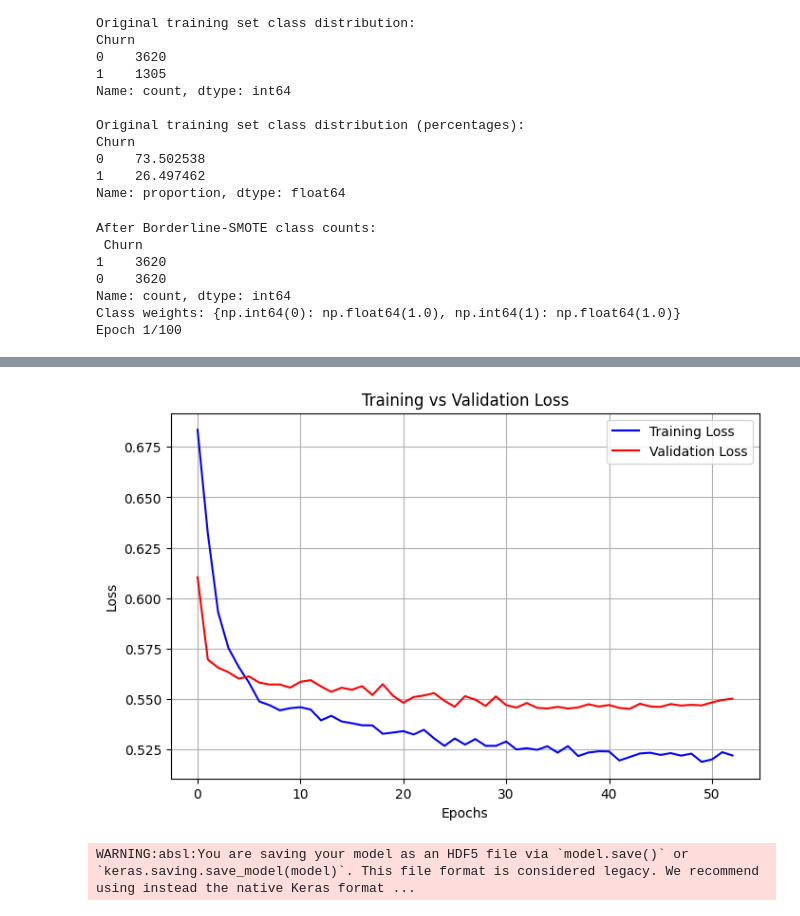
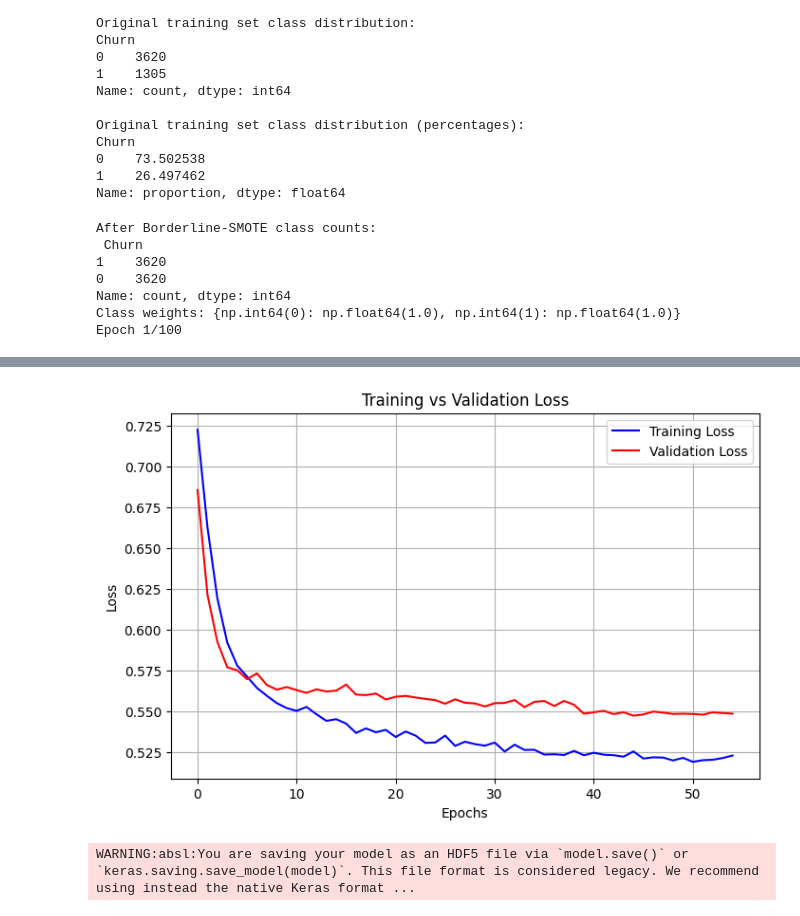
Before and after one commit to Kavishka2401/CustomerChurnPredictionSystem, a Jupyter notebook: Final_NN_Model.ipynb, the cells around one changed output, grey strips where cells are left out. Drawn from its saved outputs; the diff is of its cells as text; code cells hidden in the pictures.

```diff
--- a/Final_NN_Model.ipynb
+++ b/Final_NN_Model.ipynb
@@ -165,7 +165,7 @@ model.add(tf.keras.layers.Dense(
     units=32,
     activation='relu',
     input_shape=(X_train_res.shape[1],),
-    kernel_regularizer=l2(0.0005)
+    kernel_regularizer=l2(0.001)
 ))
 model.add(tf.keras.layers.Dropout(0.2, seed=SEED))
 
@@ -173,7 +173,7 @@ model.add(tf.keras.layers.Dropout(0.2, seed=SEED))
 model.add(tf.keras.layers.Dense(
     units=16,
     activation='relu',
-    kernel_regularizer=l2(0.0005)
+    kernel_regularizer=l2(0.001)
 ))
 model.add(tf.keras.layers.Dropout(0.2, seed=SEED))
 
@@ -305,4 +305,4 @@ Confusion Matrix:
-[figure, old version]
+[figure, new version]
 # %%
 # Save the entire model
 # Define path in your Google Drive
```
Also changed, not shown: parts of 3 cells of this notebook.
